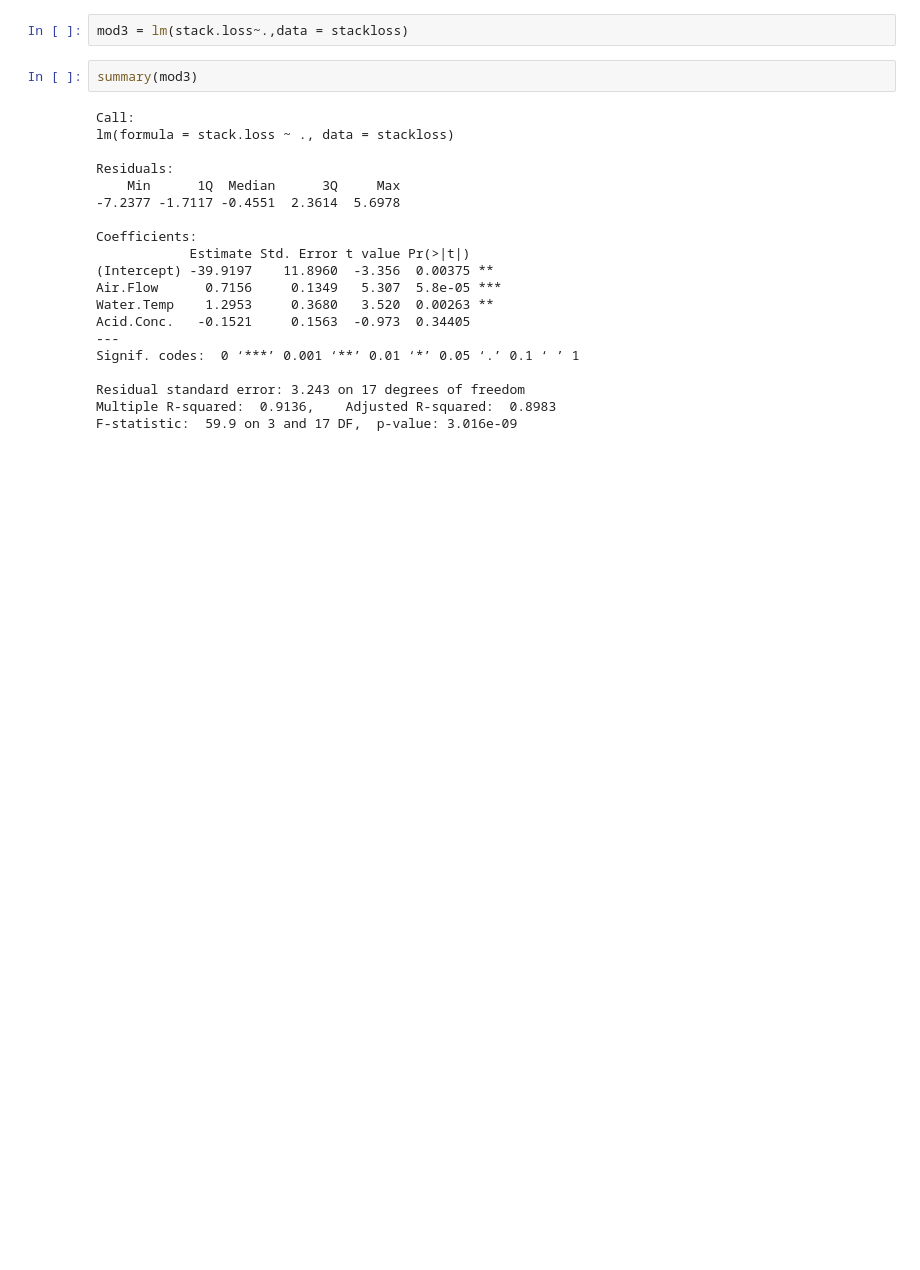
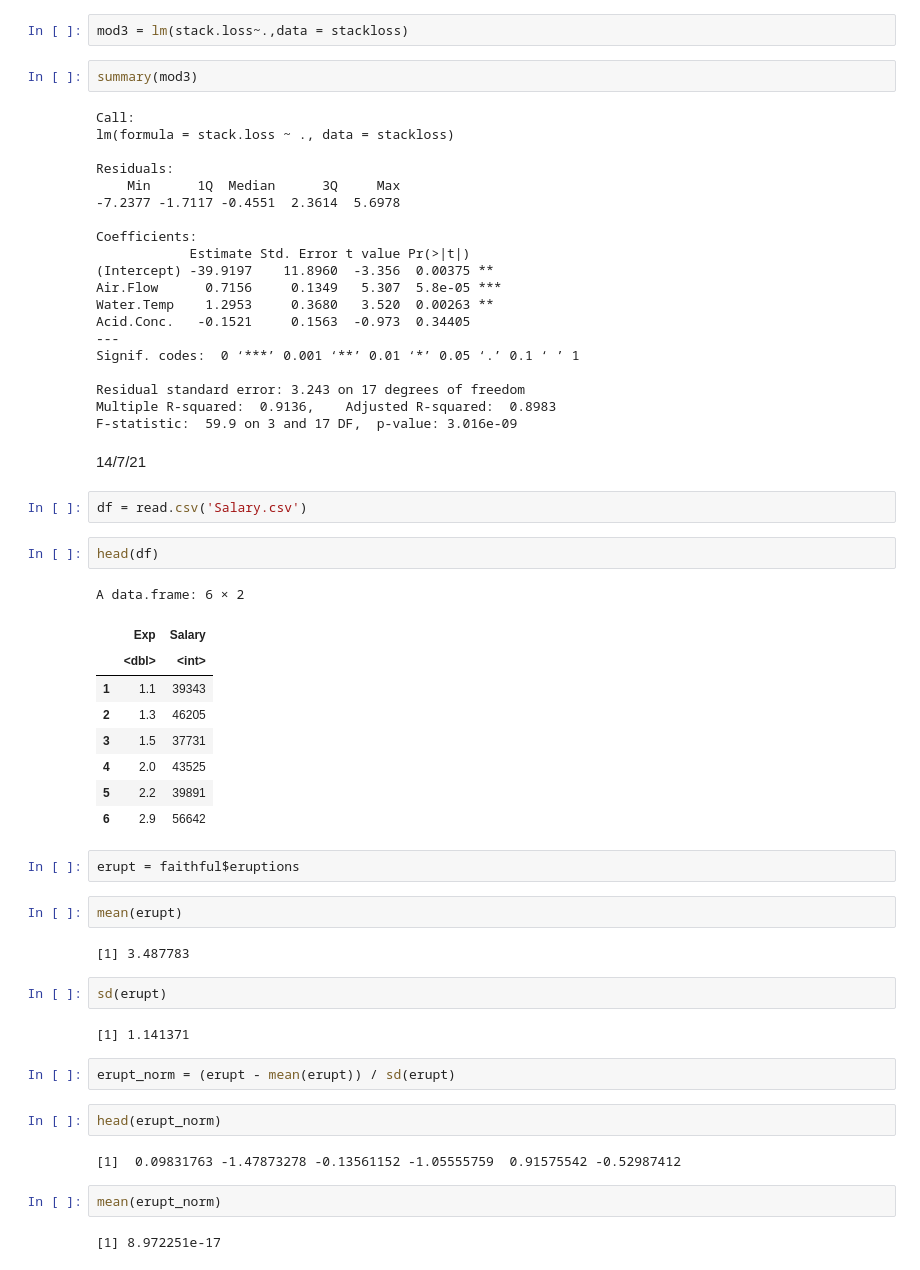
Before and after one commit to EshaanJoshiSDBI/Notes, a Jupyter notebook: Sem3/Time series Analysis/lr(R).ipynb, the cells around one changed output. Saved outputs shown, nothing was run; the diff lists cells and outputs as text; blank space fills up the shorter version.

```diff
--- a/Sem3/Time series Analysis/lr(R).ipynb
+++ b/Sem3/Time series Analysis/lr(R).ipynb
@@ -157,3 +157,39 @@ Signif. codes:  0 ‘***’ 0.001 ‘**’ 0.01 ‘*’ 0.05 ‘.’ 0.1 ‘ ’
 Residual standard error: 3.243 on 17 degrees of freedom
 Multiple R-squared:  0.9136,    Adjusted R-squared:  0.8983
 F-statistic:  59.9 on 3 and 17 DF,  p-value: 3.016e-09
+# %% [markdown]
+14/7/21
+# %%
+df = read.csv('Salary.csv')
+# %%
+head(df)
+# %% [output]
+A data.frame: 6 × 2
+|  | Exp | Salary |
+|  | <dbl> | <int> |
+| 1 | 1.1 | 39343 |
+| 2 | 1.3 | 46205 |
+| 3 | 1.5 | 37731 |
+| 4 | 2.0 | 43525 |
+| 5 | 2.2 | 39891 |
+| 6 | 2.9 | 56642 |
+# %%
+erupt = faithful$eruptions
+# %%
+mean(erupt)
+# %% [output]
+[1] 3.487783
+# %%
+sd(erupt)
+# %% [output]
+[1] 1.141371
+# %%
+erupt_norm = (erupt - mean(erupt)) / sd(erupt)
+# %%
+head(erupt_norm)
+# %% [output]
+[1]  0.09831763 -1.47873278 -0.13561152 -1.05555759  0.91575542 -0.52987412
+# %%
+mean(erupt_norm)
+# %% [output]
+[1] 8.972251e-17
```
Also changed, not shown: parts of 34 cells of this notebook.
